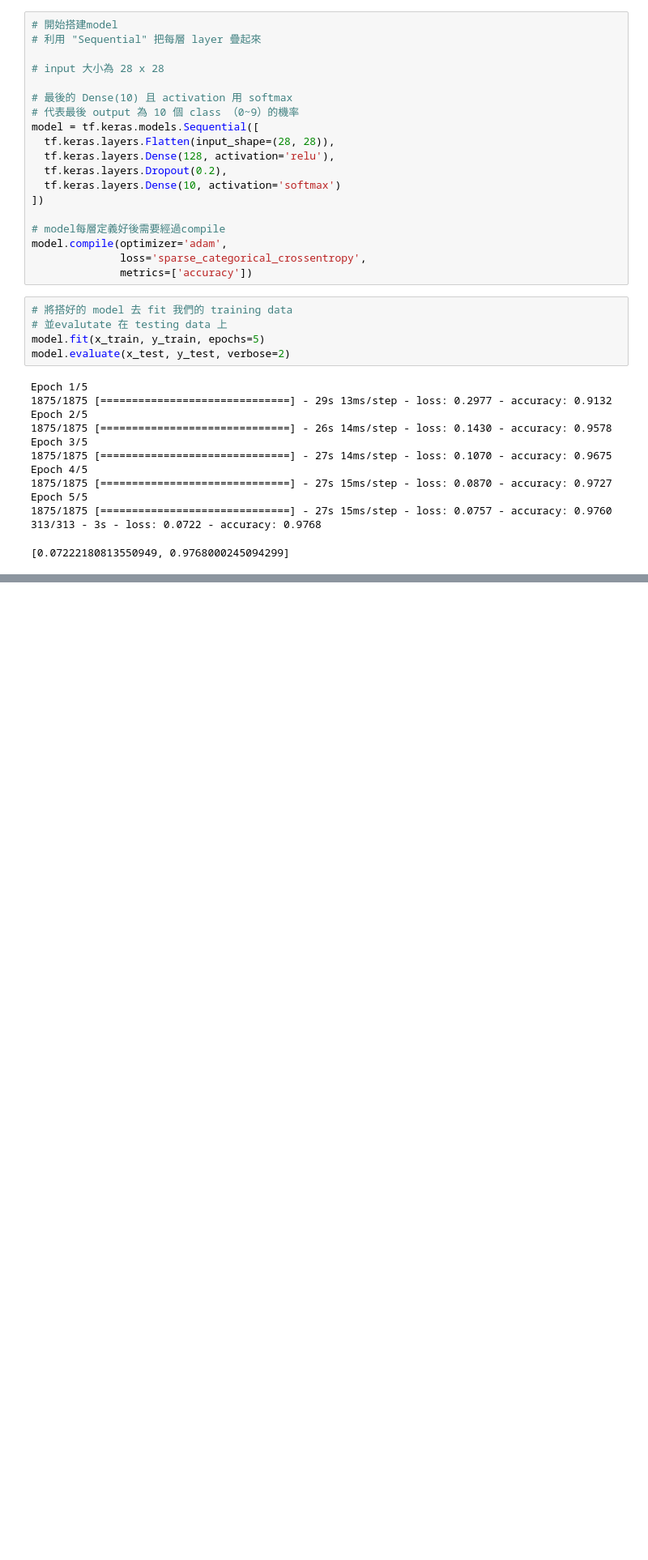
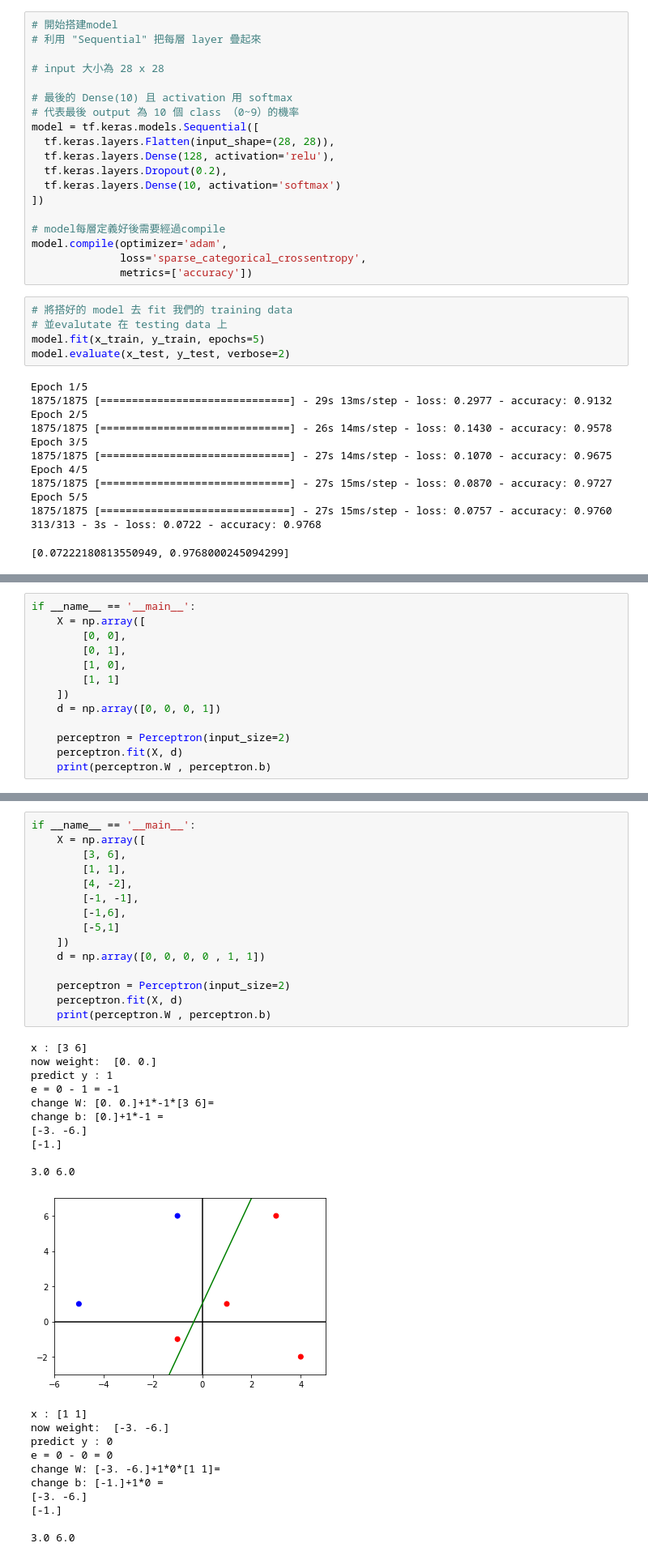
Before and after one commit to kaede10263/CCU_class, a Jupyter notebook: mnist_tensorflow.ipynb, the cells around one changed output, grey strips where cells are left out. Shown at 81% size. Saved outputs shown, nothing was run; the diff lists cells and outputs as text; blank space fills up the shorter version.

```diff
--- a/mnist_tensorflow.ipynb
+++ b/mnist_tensorflow.ipynb
@@ -56,0 +125,13 @@ Epoch 5/5
+# %%
+if __name__ == '__main__':
+    X = np.array([
+        [0, 0],
+        [0, 1],
+        [1, 0],
+        [1, 1]
+    ])
+    d = np.array([0, 0, 0, 1])
+
+    perceptron = Perceptron(input_size=2)
+    perceptron.fit(X, d)
+    print(perceptron.W , perceptron.b)
@@ -56,0 +162,37 @@ Epoch 5/5
+# %%
+if __name__ == '__main__':
+    X = np.array([
+        [3, 6],
+        [1, 1],
+        [4, -2],
+        [-1, -1],
+        [-1,6],
+        [-5,1]
+    ])
+    d = np.array([0, 0, 0, 0 , 1, 1])
+
+    perceptron = Perceptron(input_size=2)
+    perceptron.fit(X, d)
+    print(perceptron.W , perceptron.b)
+# %% [output]
+x : [3 6]
+now weight:  [0. 0.]
+predict y : 1
+e = 0 - 1 = -1
+change W: [0. 0.]+1*-1*[3 6]=
+change b: [0.]+1*-1 =
+[-3. -6.]
+[-1.]
+
+3.0 6.0
+[figure, added]
+x : [1 1]
+now weight:  [-3. -6.]
+predict y : 0
+e = 0 - 0 = 0
+change W: [-3. -6.]+1*0*[1 1]=
+change b: [-1.]+1*0 =
+[-3. -6.]
+[-1.]
+
+3.0 6.0
```
Also changed, not shown: parts of 6 cells of this notebook.
